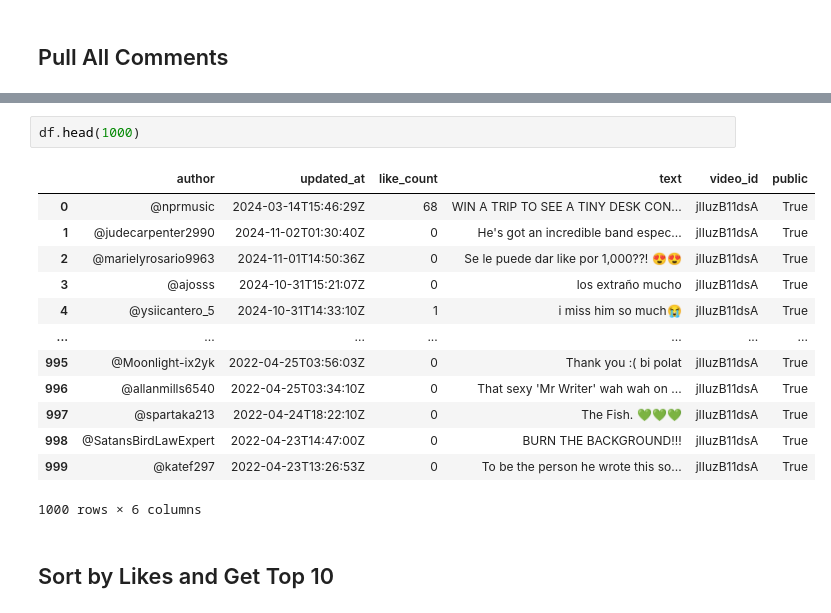
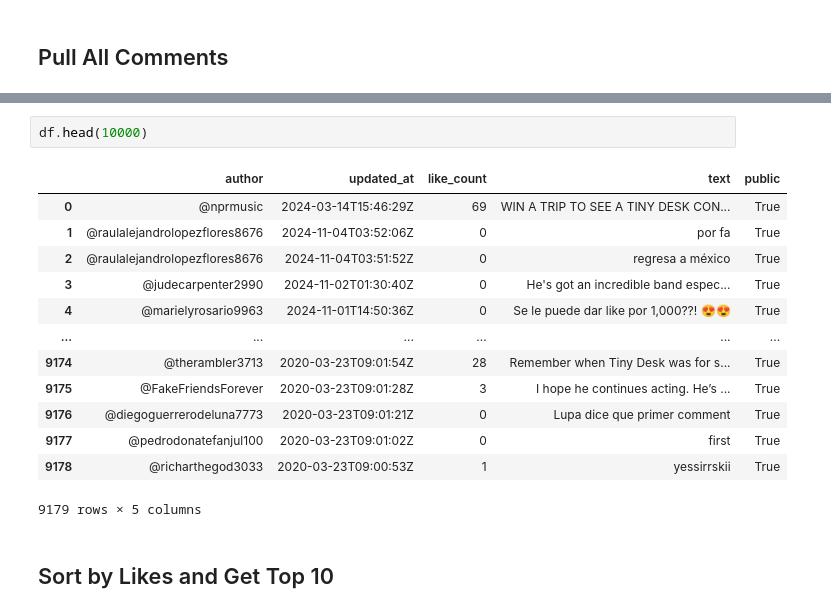
Before and after one commit to ds257/HW0, a Jupyter notebook: YouTube_Comments_Advanced.ipynb, the cells around one changed output, grey strips where cells are left out. Cells and saved outputs as stored; diff of their text form.

```diff
--- a/YouTube_Comments_Advanced.ipynb
+++ b/YouTube_Comments_Advanced.ipynb
@@ -98,19 +109,19 @@ response['items'][0]
 # %%
-df.head(1000)
+df.head(10000)
 # %% [output]
-|  | author | updated_at | like_count | text | video_id | public |
-| 0 | @nprmusic | 2024-03-14T15:46:29Z | 68 | WIN A TRIP TO SEE A TINY DESK CON... | jIIuzB11dsA | True |
-| 1 | @judecarpenter2990 | 2024-11-02T01:30:40Z | 0 | He's got an incredible band espec... | jIIuzB11dsA | True |
-| 2 | @marielyrosario9963 | 2024-11-01T14:50:36Z | 0 | Se le puede dar like por 1,000??! 😍😍 | jIIuzB11dsA | True |
-| 3 | @ajosss | 2024-10-31T15:21:07Z | 0 | los extraño mucho | jIIuzB11dsA | True |
-| 4 | @ysiicantero_5 | 2024-10-31T14:33:10Z | 1 | i miss him so much😭 | jIIuzB11dsA | True |
-| ... | ... | ... | ... | ... | ... | ... |
-| 995 | @Moonlight-ix2yk | 2022-04-25T03:56:03Z | 0 | Thank you :( bi polat | jIIuzB11dsA | True |
-| 996 | @allanmills6540 | 2022-04-25T03:34:10Z | 0 | That sexy 'Mr Writer' wah wah on ... | jIIuzB11dsA | True |
-| 997 | @spartaka213 | 2022-04-24T18:22:10Z | 0 | The Fish. 💚💚💚 | jIIuzB11dsA | True |
-| 998 | @SatansBirdLawExpert | 2022-04-23T14:47:00Z | 0 | BURN THE BACKGROUND!!! | jIIuzB11dsA | True |
-| 999 | @katef297 | 2022-04-23T13:26:53Z | 0 | To be the person he wrote this so... | jIIuzB11dsA | True |
+|  | author | updated_at | like_count | text | public |
+| 0 | @nprmusic | 2024-03-14T15:46:29Z | 69 | WIN A TRIP TO SEE A TINY DESK CON... | True |
+| 1 | @raulalejandrolopezflores8676 | 2024-11-04T03:52:06Z | 0 | por fa | True |
+| 2 | @raulalejandrolopezflores8676 | 2024-11-04T03:51:52Z | 0 | regresa a méxico | True |
+| 3 | @judecarpenter2990 | 2024-11-02T01:30:40Z | 0 | He's got an incredible band espec... | True |
+| 4 | @marielyrosario9963 | 2024-11-01T14:50:36Z | 0 | Se le puede dar like por 1,000??! 😍😍 | True |
+| ... | ... | ... | ... | ... | ... |
+| 9174 | @therambler3713 | 2020-03-23T09:01:54Z | 28 | Remember when Tiny Desk was for s... | True |
+| 9175 | @FakeFriendsForever | 2020-03-23T09:01:28Z | 3 | I hope he continues acting. He’s ... | True |
+| 9176 | @diegoguerrerodeluna7773 | 2020-03-23T09:01:21Z | 0 | Lupa dice que primer comment | True |
+| 9177 | @pedrodonatefanjul100 | 2020-03-23T09:01:02Z | 0 | first | True |
+| 9178 | @richarthegod3033 | 2020-03-23T09:00:53Z | 1 | yessirrskii | True |
-1000 rows × 6 columns
+9179 rows × 5 columns
 # %% [markdown]
 ## Sort by Likes and Get Top 10
 # %%
```
Also changed, not shown: parts of 6 cells of this notebook.
